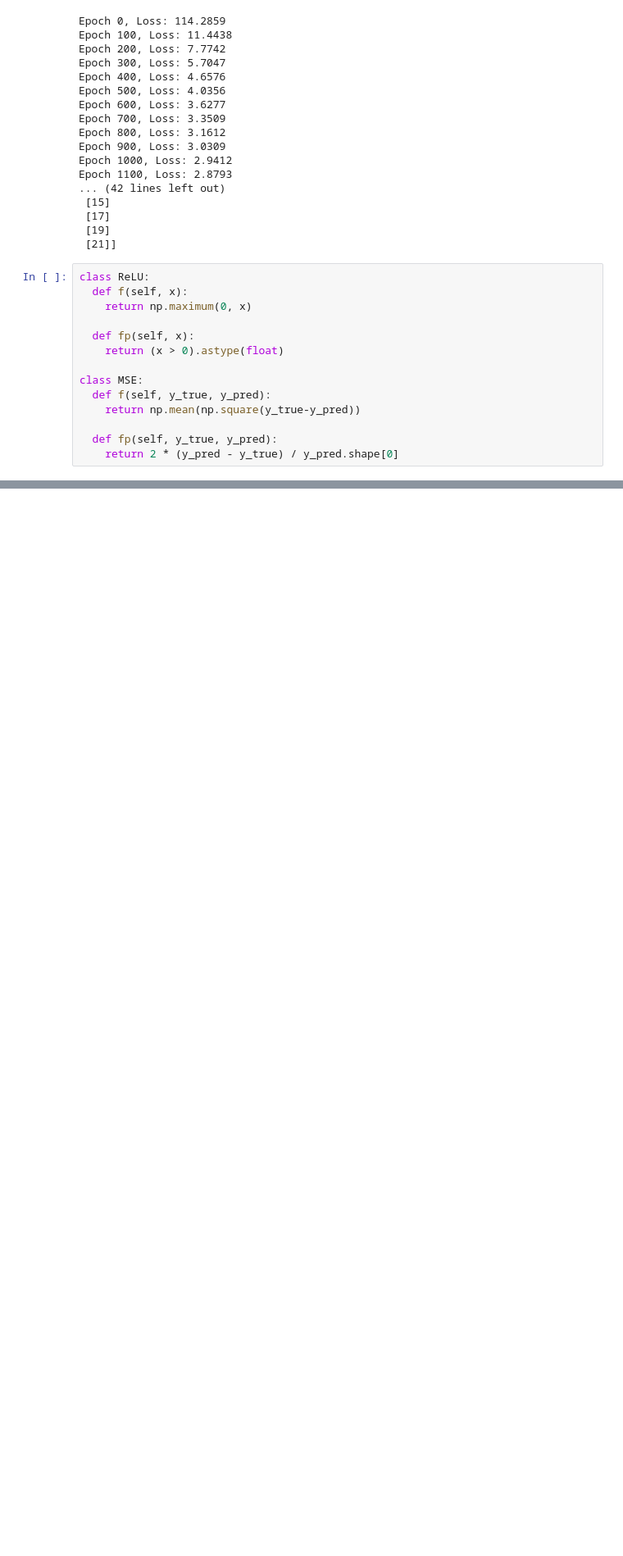
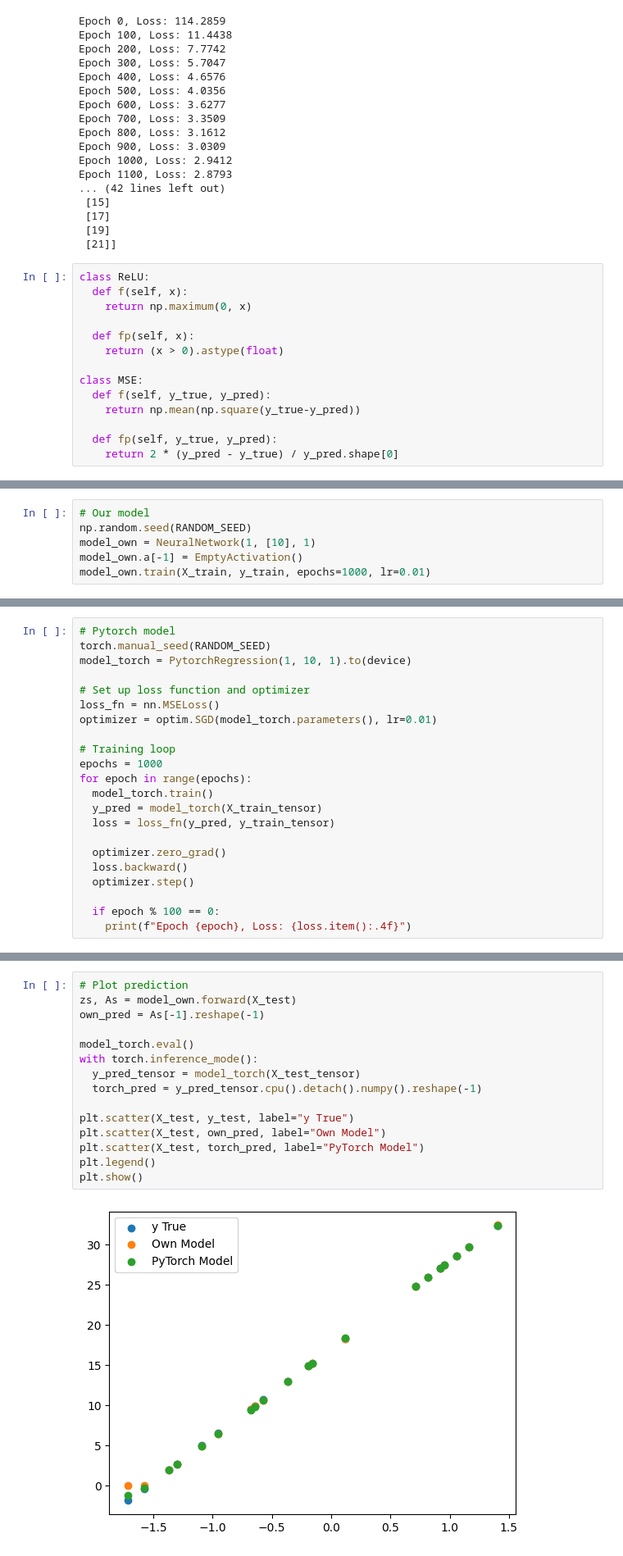
Before and after one commit to BaHaMuT-J/Neural-Network-From-Scartch, a Jupyter notebook: NN.ipynb, the cells around one changed output, grey strips where cells are left out. Shown: that part at 82% size. Saved outputs shown, nothing was run; the diff lists cells and outputs as text; blank space fills up the shorter version.

```diff
--- a/NN.ipynb
+++ b/NN.ipynb
@@ -469,0 +631,6 @@ Epoch 1100, Loss: 2.8793
+# %%
+# Our model
+np.random.seed(RANDOM_SEED)
+model_own = NeuralNetwork(1, [10], 1)
+model_own.a[-1] = EmptyActivation()
+model_own.train(X_train, y_train, epochs=1000, lr=0.01)
@@ -469,0 +648,22 @@ Epoch 1100, Loss: 2.8793
+# %%
+# Pytorch model
+torch.manual_seed(RANDOM_SEED)
+model_torch = PytorchRegression(1, 10, 1).to(device)
+
+# Set up loss function and optimizer
+loss_fn = nn.MSELoss()
+optimizer = optim.SGD(model_torch.parameters(), lr=0.01)
+
+# Training loop
+epochs = 1000
+for epoch in range(epochs):
+  model_torch.train()
+  y_pred = model_torch(X_train_tensor)
+  loss = loss_fn(y_pred, y_train_tensor)
+
+  optimizer.zero_grad()
+  loss.backward()
+  optimizer.step()
+
+  if epoch % 100 == 0:
+    print(f"Epoch {epoch}, Loss: {loss.item():.4f}")
@@ -469,0 +681,17 @@ Epoch 1100, Loss: 2.8793
+# %%
+# Plot prediction
+zs, As = model_own.forward(X_test)
+own_pred = As[-1].reshape(-1)
+
+model_torch.eval()
+with torch.inference_mode():
+  y_pred_tensor = model_torch(X_test_tensor)
+  torch_pred = y_pred_tensor.cpu().detach().numpy().reshape(-1)
+
+plt.scatter(X_test, y_test, label="y True")
+plt.scatter(X_test, own_pred, label="Own Model")
+plt.scatter(X_test, torch_pred, label="PyTorch Model")
+plt.legend()
+plt.show()
+# %% [output]
+[figure, added]
```
Also changed, not shown: parts of 24 cells of this notebook.
